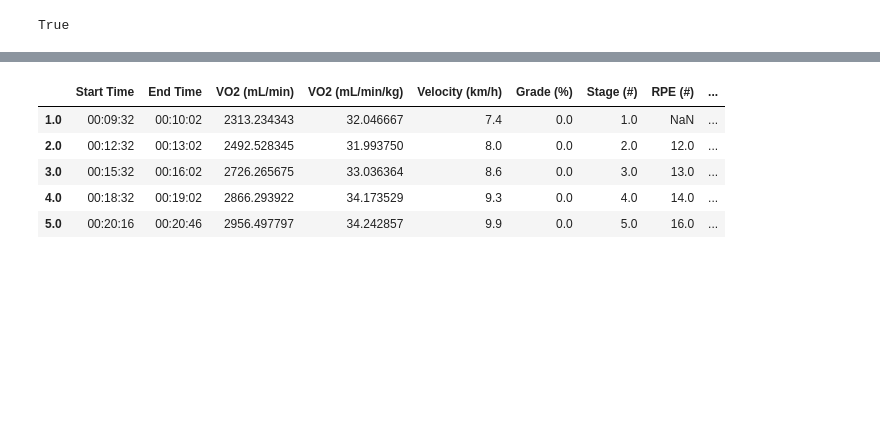
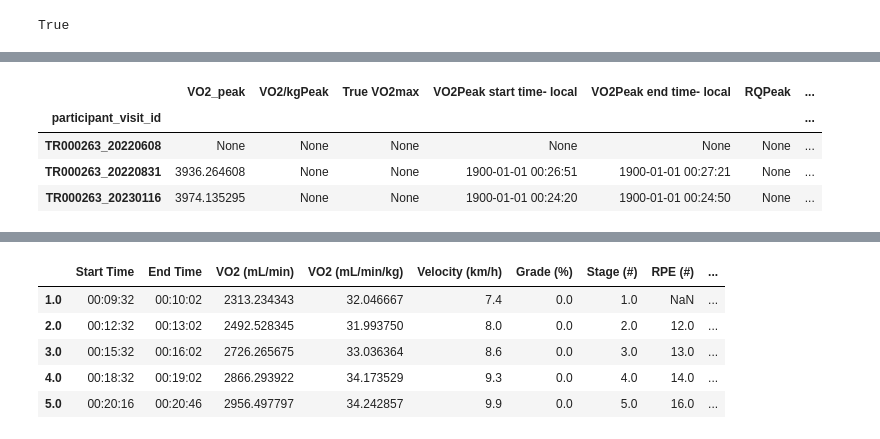
Before and after one commit to myschne/SI485Project, a Jupyter notebook: MIPACEFeatExt.ipynb, the cells around one changed output, grey strips where cells are left out. Cells and saved outputs as stored; diff of their text form; code cells hidden in the pictures; blank space fills up the shorter version.

Commit message:
local changes before pulling

```diff
--- a/MIPACEFeatExt.ipynb
+++ b/MIPACEFeatExt.ipynb
@@ -211,3 +231,11 @@ VO2_outcome_df.head()
+# %%
+VO2_outcome_df[VO2_outcome_df['ID']=='TR000263']
+# %% [output]
+|  | VO2_peak | VO2/kgPeak | True VO2max | VO2Peak start time- local | VO2Peak end time- local | RQPeak | ... |
+| participant_visit_id |  |  |  |  |  |  | ... |
+| TR000263_20220608 | None | None | None | None | None | None | ... |
+| TR000263_20220831 | 3936.264608 | None | None | 1900-01-01 00:26:51 | 1900-01-01 00:27:21 | None | ... |
+| TR000263_20230116 | 3974.135295 | None | None | 1900-01-01 00:24:20 | 1900-01-01 00:24:50 | None | ... |
 # %%
 rq_threshold = 1.0
 #Get Grade, Speed, Stage at Peak VO2 for each row of VO2_outcome_df
```
Also changed, not shown: parts of 10 cells of this notebook.
